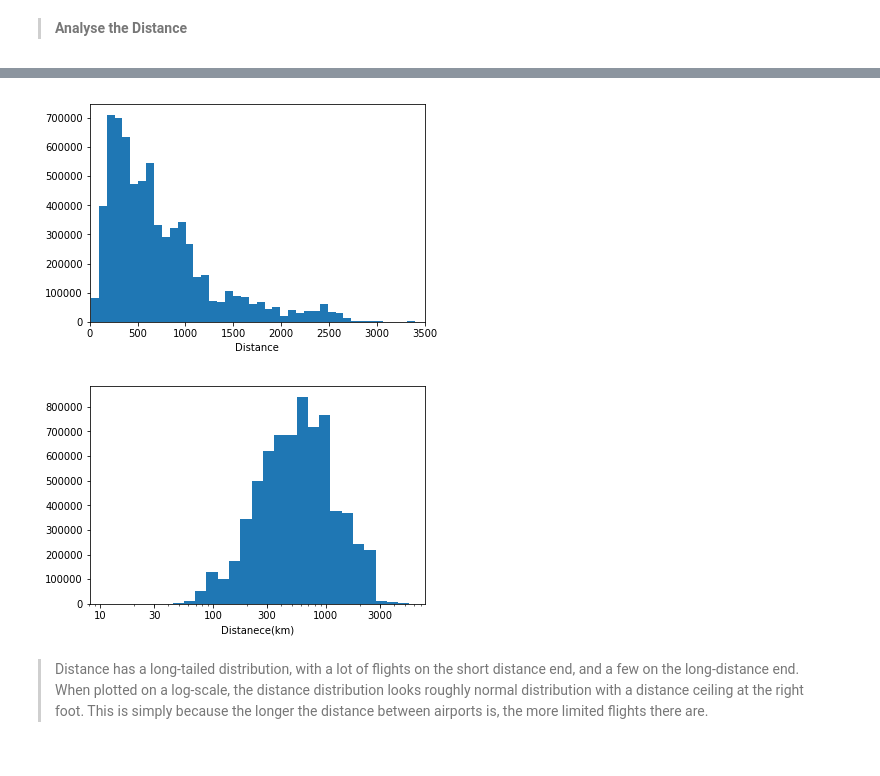
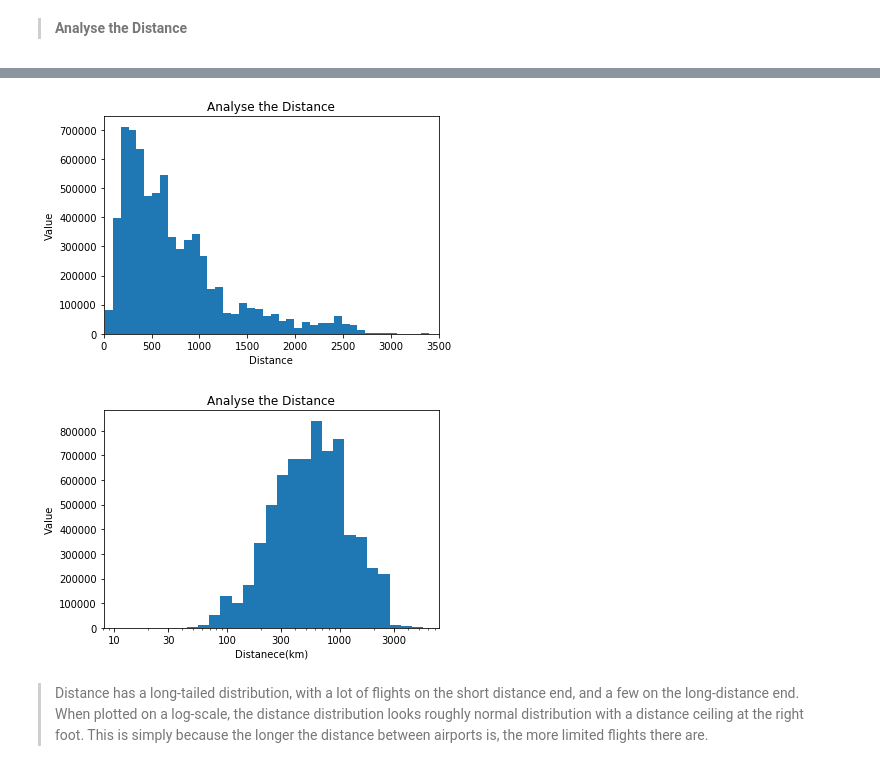
Before and after one commit to ManalAlkallas/Ford_GoBike_Analysis, a Jupyter notebook: USA_Flight_Exploration_Analysis.ipynb, the cells around one changed output, grey strips where cells are left out. Drawn from its saved outputs; the diff is of its cells as text; code cells hidden in the pictures.

```diff
--- a/USA_Flight_Exploration_Analysis.ipynb
+++ b/USA_Flight_Exploration_Analysis.ipynb
@@ -648,12 +652,14 @@ df_clean[df_clean.Distance > 3500].sample(5)
 5 rows × 22 columns
 # %%
-# take a closer look at the data in the x-range bwtween 0 and 3500.
+# take a closer look at the data in the x-range between 0 and 3500.
 # set x-limit betweeen 0 and 3500
 plt.hist(data=df_clean, x="Distance", bins=60)
 plt.xlabel("Distance")
-plt.xlim([0,3500]);
+plt.ylabel("Value")
+plt.xlim([0,3500])
+plt.title("Analyse the Distance");
 # %% [output]
-[figure, old version]
+[figure, new version]
 # %%
 #There is a long tail in the distribution, so put it on a log scale instead.
 
@@ -661,9 +667,11 @@ bin = 10 ** np.arange(np.log10(df.Distance.min()), np.log10(df.Distance.max())+0
 plt.hist(data=df_clean, x="Distance", bins=bin)
 plt.xscale("log")
 plt.xlabel("Distanece(km)")
-plt.xticks([10,30,100,300,1000,3000],[10,30,100,300,1000,3000]);
+plt.ylabel("Value")
+plt.xticks([10,30,100,300,1000,3000],[10,30,100,300,1000,3000])
+plt.title("Analyse the Distance");
 # %% [output]
-[figure, old version]
+[figure, new version]
 # %% [markdown]
 > Distance has a long-tailed distribution, with a lot of flights on the short distance end, and a few on the long-distance end. When plotted on a log-scale, the distance distribution looks roughly normal distribution with a distance ceiling at the right foot. This is simply because the longer the distance between airports is, the more limited flights there are.
 # %% [markdown]
```
Also changed, not shown: parts of 11 cells of this notebook, 10 other files.
